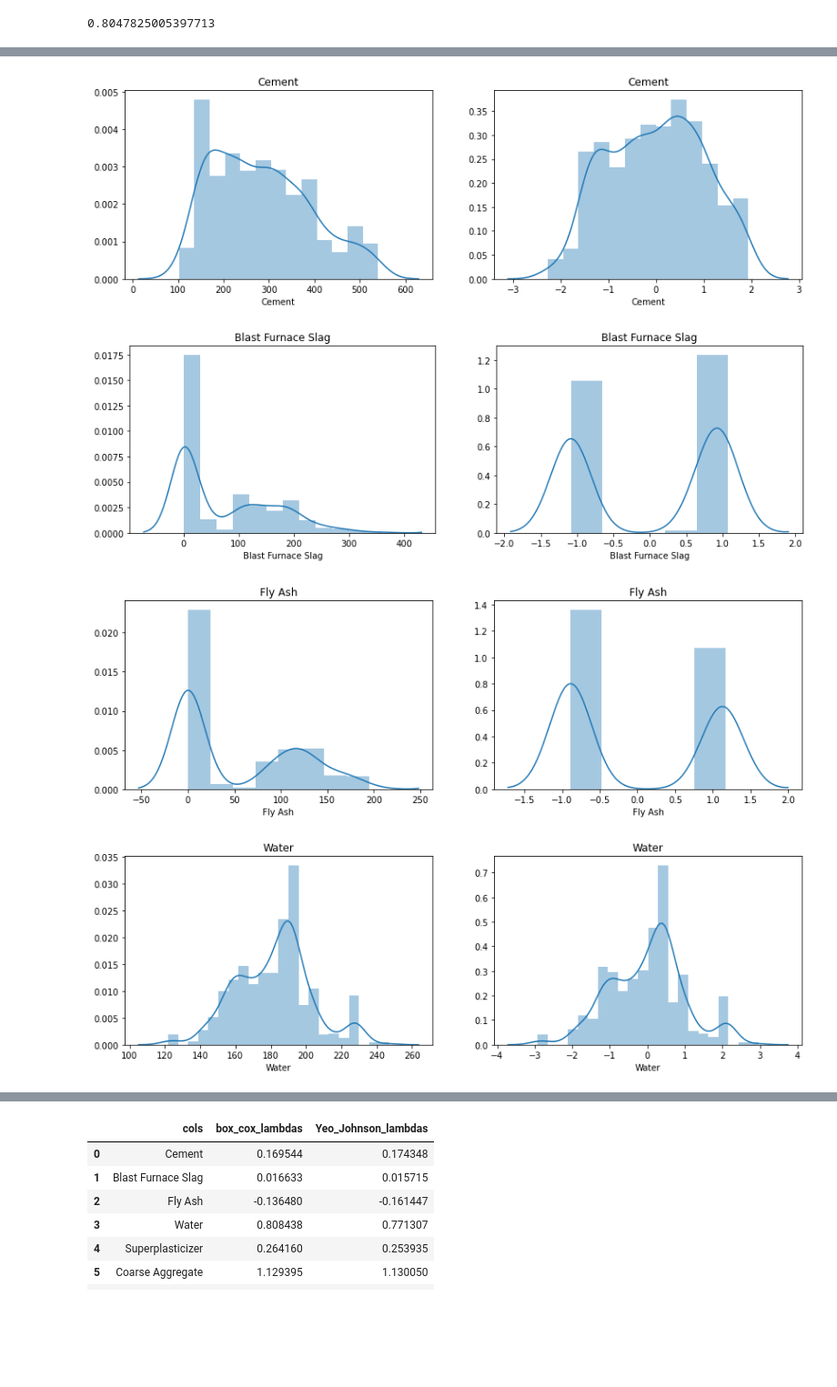
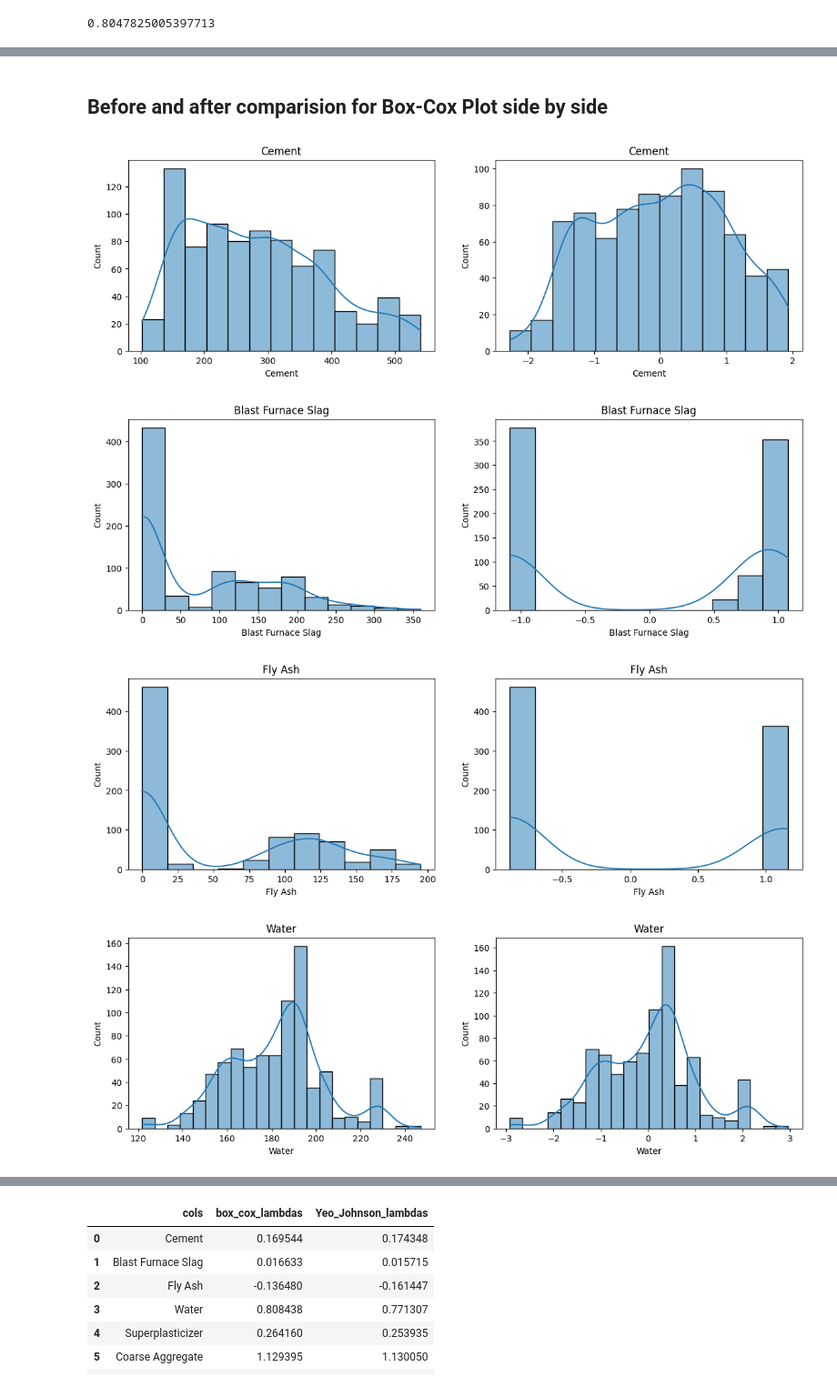
Before and after one commit to sourabhms66/statistics, a Jupyter notebook: power_transformation.ipynb, the cells around one changed output, grey strips where cells are left out. Shown at 91% size. Cells and saved outputs as stored; diff of their text form; code cells hidden in the pictures; blank space fills up the shorter version.

```diff
--- a/power_transformation.ipynb
+++ b/power_transformation.ipynb
@@ -155,20 +155,20 @@ np.mean(cross_val_score(lr,X_transformed,y,scoring='r2'))
+# %% [markdown]
+## Before and after comparision for Box-Cox Plot side by side
 # %%
-# Before and after comparision for Box-Cox Plot
 X_train_transformed = pd.DataFrame(X_train_transformed,columns=X_train.columns)
-
 for col in X_train_transformed.columns:
     plt.figure(figsize=(14,4))
     plt.subplot(121)
-    sns.distplot(X_train[col])
+    sns.histplot(X_train[col],kde=True)
     plt.title(col)
 
     plt.subplot(122)
-    sns.distplot(X_train_transformed[col])
+    sns.histplot(X_train_transformed[col],kde=True)
     plt.title(col)
 
     plt.show()
 # %% [output]
-[figure, old version]
+[figure, new version]
-[figure, old version]
+[figure, new version]
-[figure, old version]
+[figure, new version]
-[figure, old version]
+[figure, new version]
```
Also changed, not shown: parts of 7 cells of this notebook.
